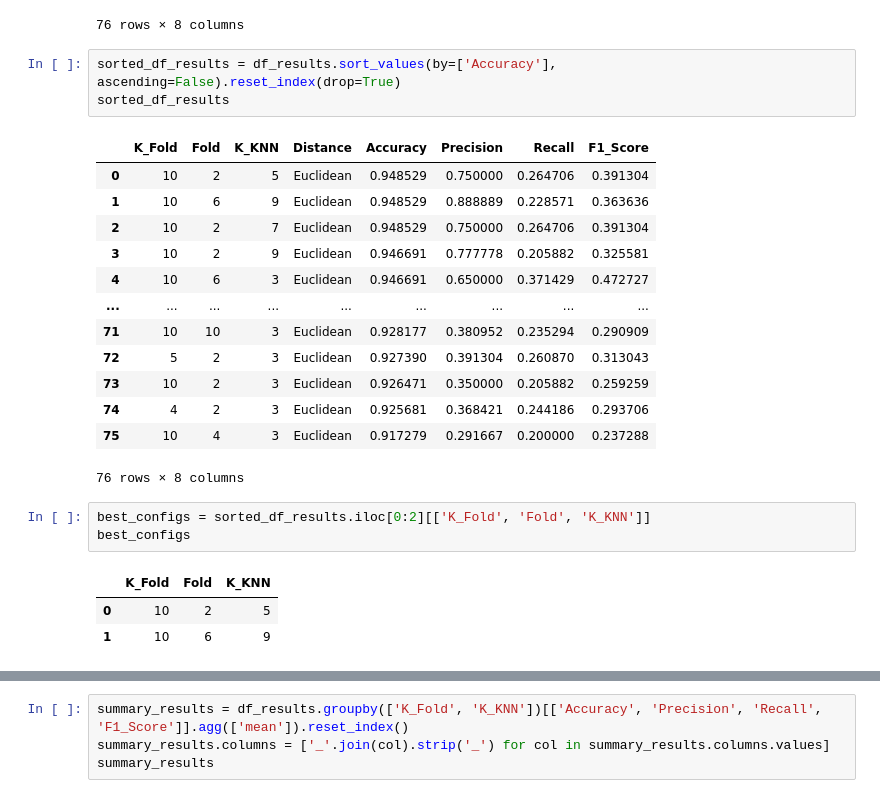
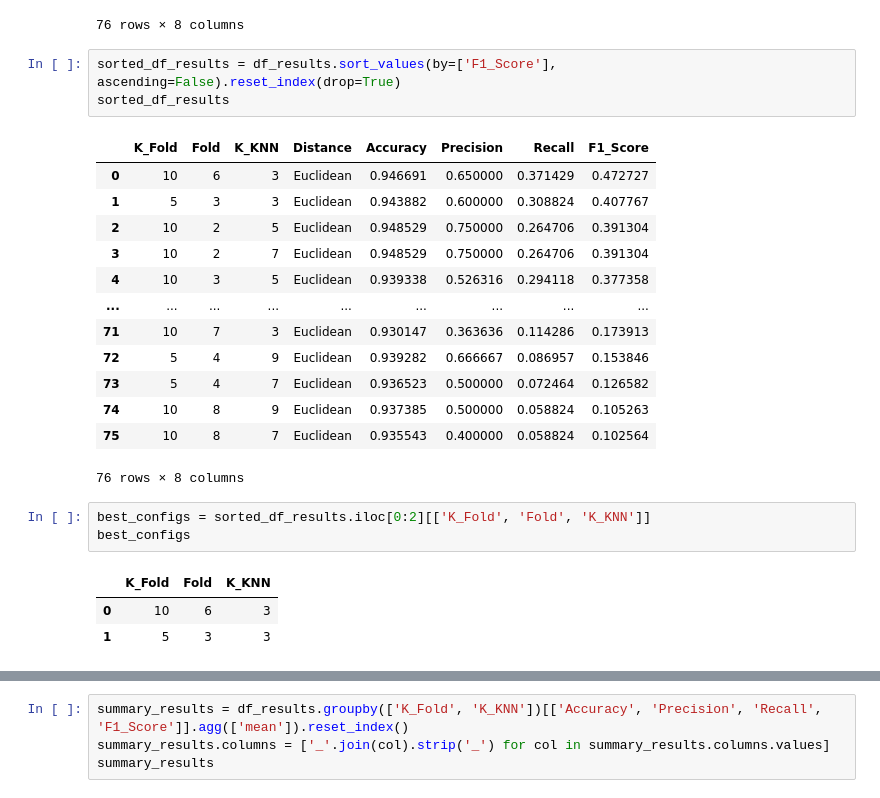
Before and after one commit to FajarRAP/januar-thesis, a Jupyter notebook: data-all.ipynb, the cells around one changed output, grey strips where cells are left out. Drawn from its saved outputs; the diff is of its cells as text.

```diff
--- a/data-all.ipynb
+++ b/data-all.ipynb
@@ -983,29 +983,29 @@ df_results
 | 75 | 10 | 10 | 9 | Euclidean | 0.944751 | 0.700000 | 0.205882 | 0.318182 |
 76 rows × 8 columns
 # %%
-sorted_df_results = df_results.sort_values(by=['Accuracy'], ascending=False).reset_index(drop=True)
+sorted_df_results = df_results.sort_values(by=['F1_Score'], ascending=False).reset_index(drop=True)
 sorted_df_results
 # %% [output]
 |  | K_Fold | Fold | K_KNN | Distance | Accuracy | Precision | Recall | F1_Score |
-| 0 | 10 | 2 | 5 | Euclidean | 0.948529 | 0.750000 | 0.264706 | 0.391304 |
-| 1 | 10 | 6 | 9 | Euclidean | 0.948529 | 0.888889 | 0.228571 | 0.363636 |
-| 2 | 10 | 2 | 7 | Euclidean | 0.948529 | 0.750000 | 0.264706 | 0.391304 |
-| 3 | 10 | 2 | 9 | Euclidean | 0.946691 | 0.777778 | 0.205882 | 0.325581 |
-| 4 | 10 | 6 | 3 | Euclidean | 0.946691 | 0.650000 | 0.371429 | 0.472727 |
+| 0 | 10 | 6 | 3 | Euclidean | 0.946691 | 0.650000 | 0.371429 | 0.472727 |
+| 1 | 5 | 3 | 3 | Euclidean | 0.943882 | 0.600000 | 0.308824 | 0.407767 |
+| 2 | 10 | 2 | 5 | Euclidean | 0.948529 | 0.750000 | 0.264706 | 0.391304 |
+| 3 | 10 | 2 | 7 | Euclidean | 0.948529 | 0.750000 | 0.264706 | 0.391304 |
+| 4 | 10 | 3 | 5 | Euclidean | 0.939338 | 0.526316 | 0.294118 | 0.377358 |
 | ... | ... | ... | ... | ... | ... | ... | ... | ... |
-| 71 | 10 | 10 | 3 | Euclidean | 0.928177 | 0.380952 | 0.235294 | 0.290909 |
-| 72 | 5 | 2 | 3 | Euclidean | 0.927390 | 0.391304 | 0.260870 | 0.313043 |
-| 73 | 10 | 2 | 3 | Euclidean | 0.926471 | 0.350000 | 0.205882 | 0.259259 |
-| 74 | 4 | 2 | 3 | Euclidean | 0.925681 | 0.368421 | 0.244186 | 0.293706 |
-| 75 | 10 | 4 | 3 | Euclidean | 0.917279 | 0.291667 | 0.200000 | 0.237288 |
+| 71 | 10 | 7 | 3 | Euclidean | 0.930147 | 0.363636 | 0.114286 | 0.173913 |
+| 72 | 5 | 4 | 9 | Euclidean | 0.939282 | 0.666667 | 0.086957 | 0.153846 |
+| 73 | 5 | 4 | 7 | Euclidean | 0.936523 | 0.500000 | 0.072464 | 0.126582 |
+| 74 | 10 | 8 | 9 | Euclidean | 0.937385 | 0.500000 | 0.058824 | 0.105263 |
+| 75 | 10 | 8 | 7 | Euclidean | 0.935543 | 0.400000 | 0.058824 | 0.102564 |
 76 rows × 8 columns
 # %%
 best_configs = sorted_df_results.iloc[0:2][['K_Fold', 'Fold', 'K_KNN']]
 best_configs
 # %% [output]
 |  | K_Fold | Fold | K_KNN |
-| 0 | 10 | 2 | 5 |
-| 1 | 10 | 6 | 9 |
+| 0 | 10 | 6 | 3 |
+| 1 | 5 | 3 | 3 |
 # %%
 import joblib
 
```
Also changed, not shown: parts of 2 cells of this notebook, 1 other file.
